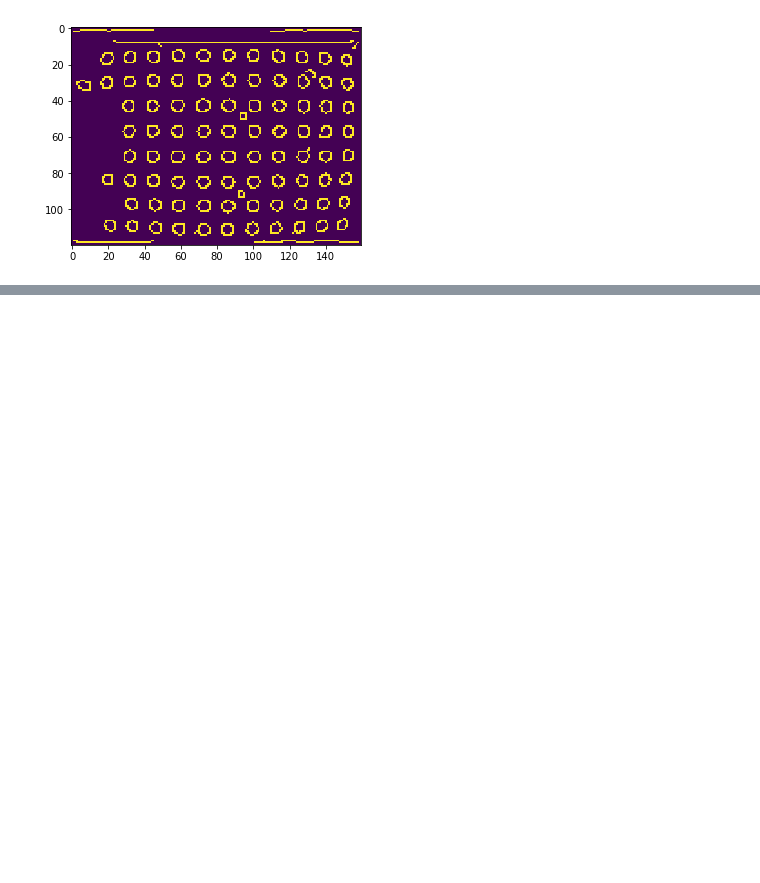
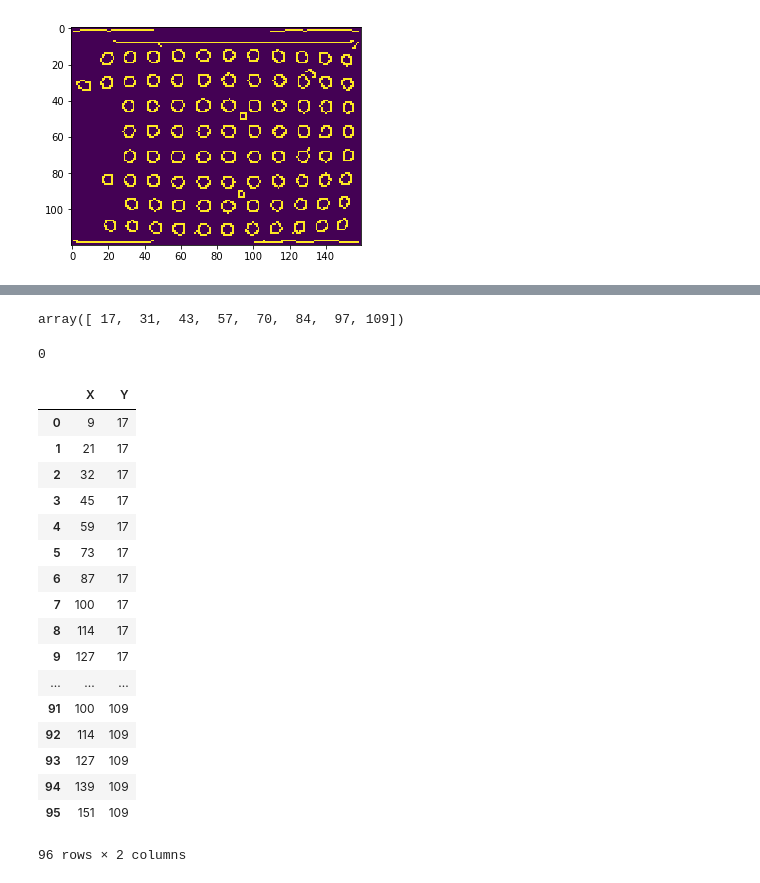
Before and after one commit to jrodguez/musical-robot, a Jupyter notebook: examples/edge_detection_31.ipynb, the cells around one changed output, grey strips where cells are left out. Drawn from its saved outputs; the diff is of its cells as text; code cells hidden in the pictures; blank space fills up the shorter version.

Commit message:
Well locations using pixel summation peaks

```diff
--- a/examples/edge_detection_31.ipynb
+++ b/examples/edge_detection_31.ipynb
@@ -83,0 +99,11 @@ plt.imshow(flat_edges)
+# %%
+from scipy.signal import find_peaks
+column_troughs = find_peaks(column_sum,distance=10)
+row_troughs = find_peaks(row_sum,distance=10)
+# %%
+row_troughs = row_troughs[0]
+column_troughs = column_troughs[0]
+# %%
+row_troughs
+# %% [output]
+array([ 17,  31,  43,  57,  70,  84,  97, 109])
@@ -83,0 +119,38 @@ plt.imshow(flat_edges)
+# %%
+i
+# %% [output]
+0
+# %%
+X = []
+Y = []
+i = 0
+j = 0
+for i in range(0,8):
+    for j in range(0,12):
+        X.append(column_troughs[j])
+        j = j + 1
+        Y.append(row_troughs[i])
+    i = i + 1
+# %%
+well_location = pd.DataFrame(list(zip(X, Y)),columns =['X', 'Y'])
+# %%
+well_location
+# %% [output]
+|  | X | Y |
+| 0 | 9 | 17 |
+| 1 | 21 | 17 |
+| 2 | 32 | 17 |
+| 3 | 45 | 17 |
+| 4 | 59 | 17 |
+| 5 | 73 | 17 |
+| 6 | 87 | 17 |
+| 7 | 100 | 17 |
+| 8 | 114 | 17 |
+| 9 | 127 | 17 |
+| ... | ... | ... |
+| 91 | 100 | 109 |
+| 92 | 114 | 109 |
+| 93 | 127 | 109 |
+| 94 | 139 | 109 |
+| 95 | 151 | 109 |
+96 rows × 2 columns
```
Also changed, not shown: parts of 15 cells of this notebook, 2 other files.
